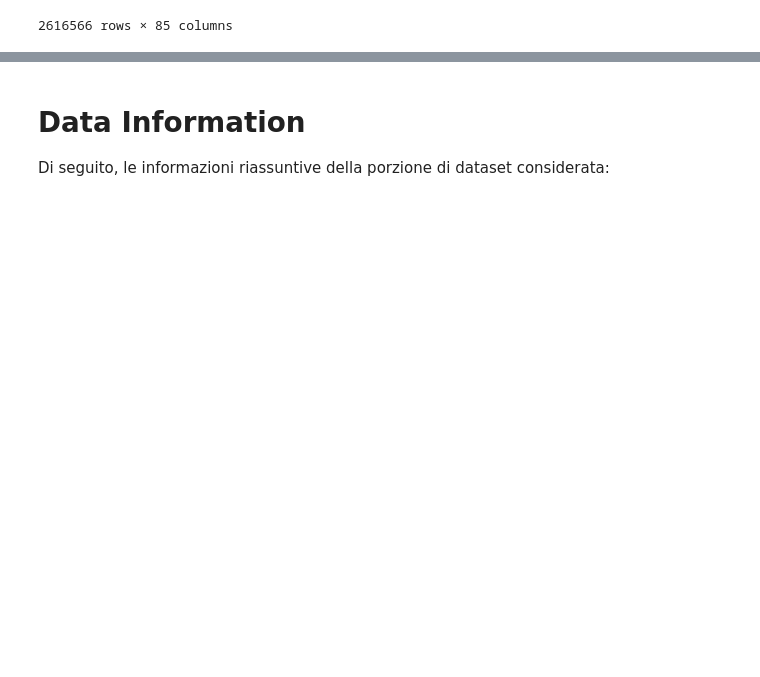
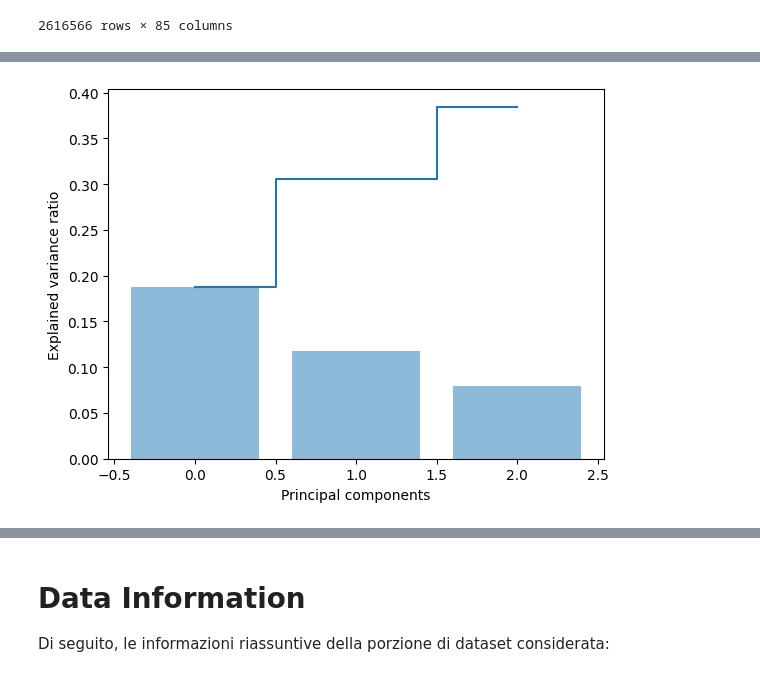
Before and after one commit to Alessandrostr95/progetto_machine_learning, a Jupyter notebook: progetto_ml_binary.ipynb, the cells around one changed output, grey strips where cells are left out. Cells and saved outputs as stored; diff of their text form; code cells hidden in the pictures; blank space fills up the shorter version.

```diff
--- a/progetto_ml_binary.ipynb
+++ b/progetto_ml_binary.ipynb
@@ -138,0 +197,9 @@ df
+# %%
+# Plot eigenvalues of first 3 components
+plt.bar(range(3), pca.explained_variance_ratio_, alpha=0.5, align='center')
+plt.step(range(3), np.cumsum(pca.explained_variance_ratio_), where='mid')
+plt.ylabel('Explained variance ratio')
+plt.xlabel('Principal components')
+plt.show()
+# %% [output]
+[figure, added]
```
Also changed, not shown: parts of 34 cells of this notebook.
